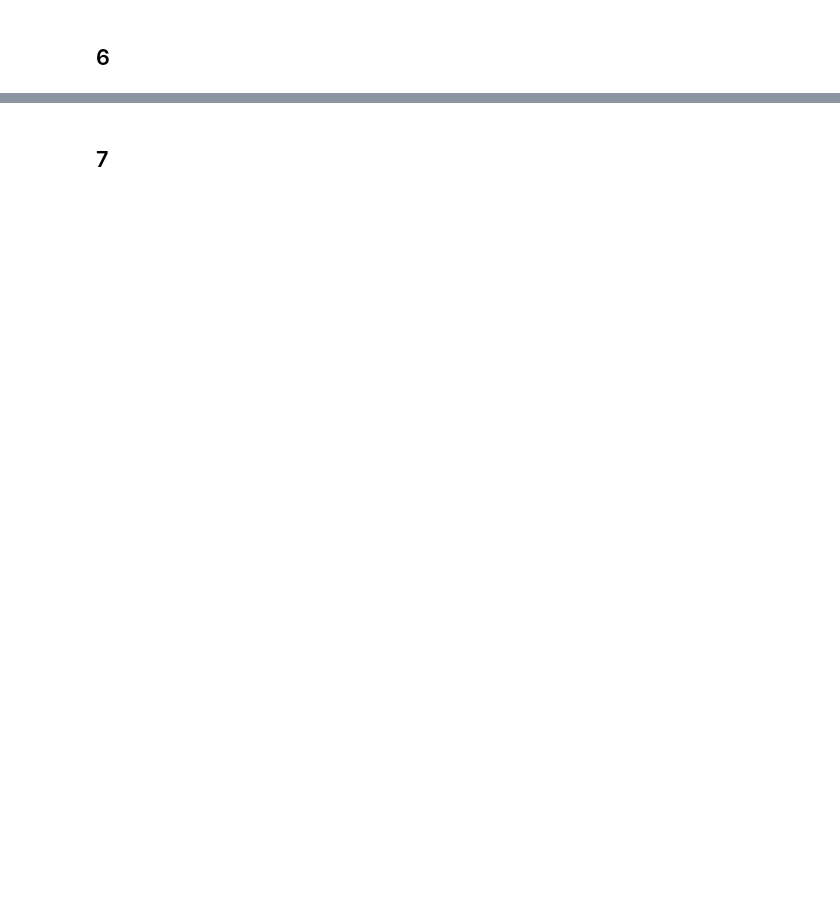
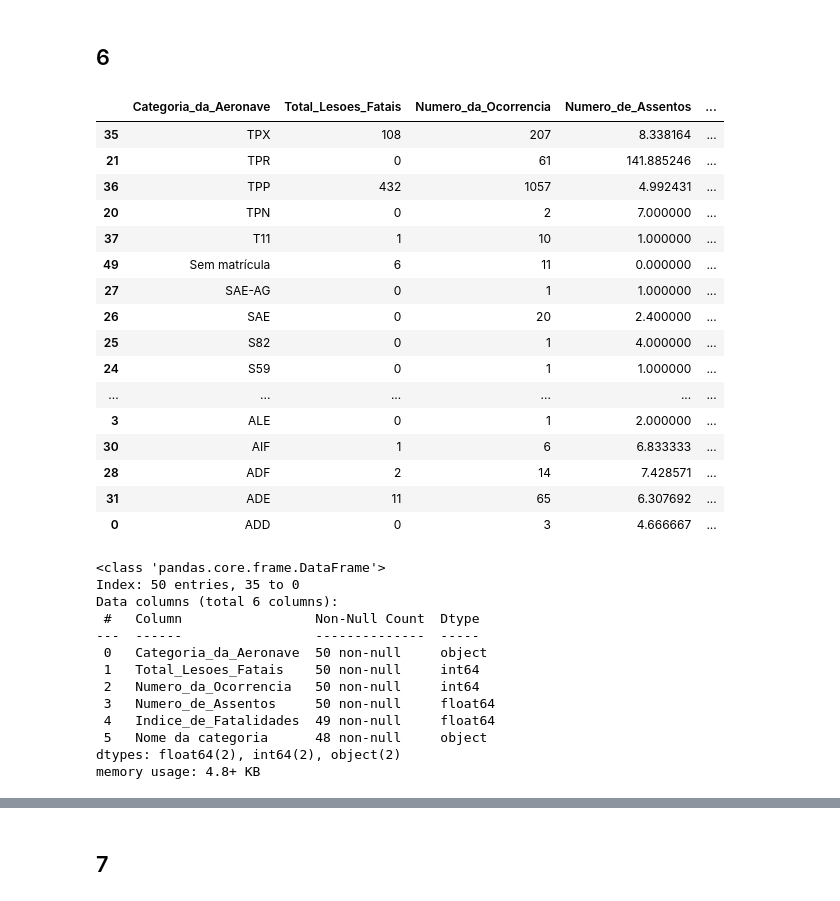
Before and after one commit to Jobanu/Projeto-Final-DS-PY-004, a Jupyter notebook: notebook/analise.ipynb, the cells around one changed output, grey strips where cells are left out. Saved outputs shown, nothing was run; the diff lists cells and outputs as text; code cells hidden in the pictures; blank space fills up the shorter version.

Commit message:
Merge df questao 7 com df_categoria_aeronave

```diff
--- a/notebook/analise.ipynb
+++ b/notebook/analise.ipynb
@@ -110,7 +110,7 @@ def carregar_csv_github(url_raw: str, sep: str = ",", skiprows: int = 0) -> pd.D
 # ==============================================================
 csv_path_cenipa = "https://raw.githubusercontent.com/Jobanu/Projeto-Final-DS-PY-004/main/Dados/V_OCORRENCIA_AMPLA.csv"
 
-# Carrega usando vírgula (sep=",") e sem pular linhas (skiprows=0)
+# Carrega usando vírgula (sep=",") e pulando a primeira linha (skiprows=1)
 df = carregar_csv_github(csv_path_cenipa, sep=";", skiprows=1)
 
 print(f"--- BASE CENIPA: Carregadas {len(df)} ocorrências ---")
@@ -122,8 +122,28 @@ display(df.head())
 # ==============================================================
 csv_path_idhm = "https://raw.githubusercontent.com/Jobanu/Projeto-Final-DS-PY-004/desenvolvimento/Dados/IDHM.csv"
 
-# Carrega usando ponto e vírgula (sep=";") e pulando a primeira linha (skiprows=1)
+# Carrega usando ponto e vírgula (sep=";") e sem pular linhas (skiprows=0)
 df_idhm = carregar_csv_github(csv_path_idhm, sep=";", skiprows=0)
 
 print(f"\n--- BASE IDH: Carregadas {len(df_idhm)} linhas de estados ---")
 display(df_idhm.head())
+
+
+# ==============================================================
+# CARREGANDO BASE AUXILIAR CATEGORIA_AERONAVE
+# ==============================================================
+csv_path_categoria_aeronave = "https://raw.githubusercontent.com/Jobanu/Projeto-Final-DS-PY-004/desenvolvimento/Dados/CATEGORIA_AERONAVE.csv"
+
+# Carrega usando ponto e vírgula (sep=",") e sem pular linhas (skiprows=0)
+df_categoria_aeronave = carregar_csv_github(csv_path_categoria_aeronave, sep=",", skiprows=0)
+
+
+# Faz a separação (Cria as duas colunas novas)
+df_categoria_aeronave[['Categoria_da_Aeronave', 'Nome da categoria']] = df_categoria_aeronave.iloc[:, 0].str.split(',', n=1, expand=True)
+
+# --- LINHA NOVA: Apaga a coluna velha e grudada que sobrou ---
+df_categoria_aeronave = df_categoria_aeronave.drop(columns=['Categoria_da_Aeronave,Nome da categoria'])
+
+
+print(f"\n--- BASE Categorias: Carregadas {len(df_categoria_aeronave)} linhas de estados ---")
+display(df_categoria_aeronave.head())
@@ -920,13 +1521,61 @@ print(tipo_mais_comum_por_categoria)
 # %%
 # Qual a categoria de aeronave com menor indice de fatalidades?
 df_menor_valor = df_unico.groupby('Categoria_da_Aeronave').agg({
     'Total_Lesoes_Fatais': 'sum',
     'Numero_da_Ocorrencia': 'count',
     'Numero_de_Assentos': 'mean'
 })
 
+# Cálculo do índice de fatalidades
 df_menor_valor['Indice_de_Fatalidades'] = df_menor_valor['Total_Lesoes_Fatais'] / df_menor_valor['Numero_da_Ocorrencia'] / df_menor_valor['Numero_de_Assentos']
 
+# Substitui valores infinitos (inf) por NaN ou Zero para não quebrar visualizações
+df_menor_valor['Indice_de_Fatalidades'] = df_menor_valor['Indice_de_Fatalidades'].replace([np.inf, -np.inf], np.nan)
+
+# Ordena a tabela base
 df_menor_valor = df_menor_valor.sort_values(by='Indice_de_Fatalidades', ascending=True)
 
+# --- JUNÇÃO DAS TABELAS ---
+# Agora que as duas tabelas possuem a coluna 'Categoria_da_Aeronave' limpa, o merge funcionará:
+df_descr_cat = df_menor_valor.merge(df_categoria_aeronave, on='Categoria_da_Aeronave', how='left')
+
+# Ordena pelo código antes de exibir
+df_descr_cat = df_descr_cat.sort_values(by='Categoria_da_Aeronave', ascending=False)
+
+# Exibe formatado
+display(df_descr_cat.style.set_properties(subset=['Nome da categoria'], **{'text-align': 'left'}).set_table_styles([{'selector': 'th.col_heading.level0.col5', 'props': [('text-align', 'left')]}]))
+df_descr_cat.info()
+
 display(df_menor_valor)
+df_menor_valor.info()
+# %% [output]
+|  | Categoria_da_Aeronave | Total_Lesoes_Fatais | Numero_da_Ocorrencia | Numero_de_Assentos | ... |
+| 35 | TPX | 108 | 207 | 8.338164 | ... |
+| 21 | TPR | 0 | 61 | 141.885246 | ... |
+| 36 | TPP | 432 | 1057 | 4.992431 | ... |
+| 20 | TPN | 0 | 2 | 7.000000 | ... |
+| 37 | T11 | 1 | 10 | 1.000000 | ... |
+| 49 | Sem matrícula | 6 | 11 | 0.000000 | ... |
+| 27 | SAE-AG | 0 | 1 | 1.000000 | ... |
+| 26 | SAE | 0 | 20 | 2.400000 | ... |
+| 25 | S82 | 0 | 1 | 4.000000 | ... |
+| 24 | S59 | 0 | 1 | 1.000000 | ... |
+| ... | ... | ... | ... | ... | ... |
+| 3 | ALE | 0 | 1 | 2.000000 | ... |
+| 30 | AIF | 1 | 6 | 6.833333 | ... |
+| 28 | ADF | 2 | 14 | 7.428571 | ... |
+| 31 | ADE | 11 | 65 | 6.307692 | ... |
+| 0 | ADD | 0 | 3 | 4.666667 | ... |
+<class 'pandas.core.frame.DataFrame'>
+Index: 50 entries, 35 to 0
+Data columns (total 6 columns):
+ #   Column                 Non-Null Count  Dtype
+---  ------                 --------------  -----
+ 0   Categoria_da_Aeronave  50 non-null     object
+ 1   Total_Lesoes_Fatais    50 non-null     int64
+ 2   Numero_da_Ocorrencia   50 non-null     int64
+ 3   Numero_de_Assentos     50 non-null     float64
+ 4   Indice_de_Fatalidades  49 non-null     float64
+ 5   Nome da categoria      48 non-null     object
+dtypes: float64(2), int64(2), object(2)
+memory usage: 4.8+ KB
```
Also changed, not shown: parts of 68 cells of this notebook, 2 other files.
